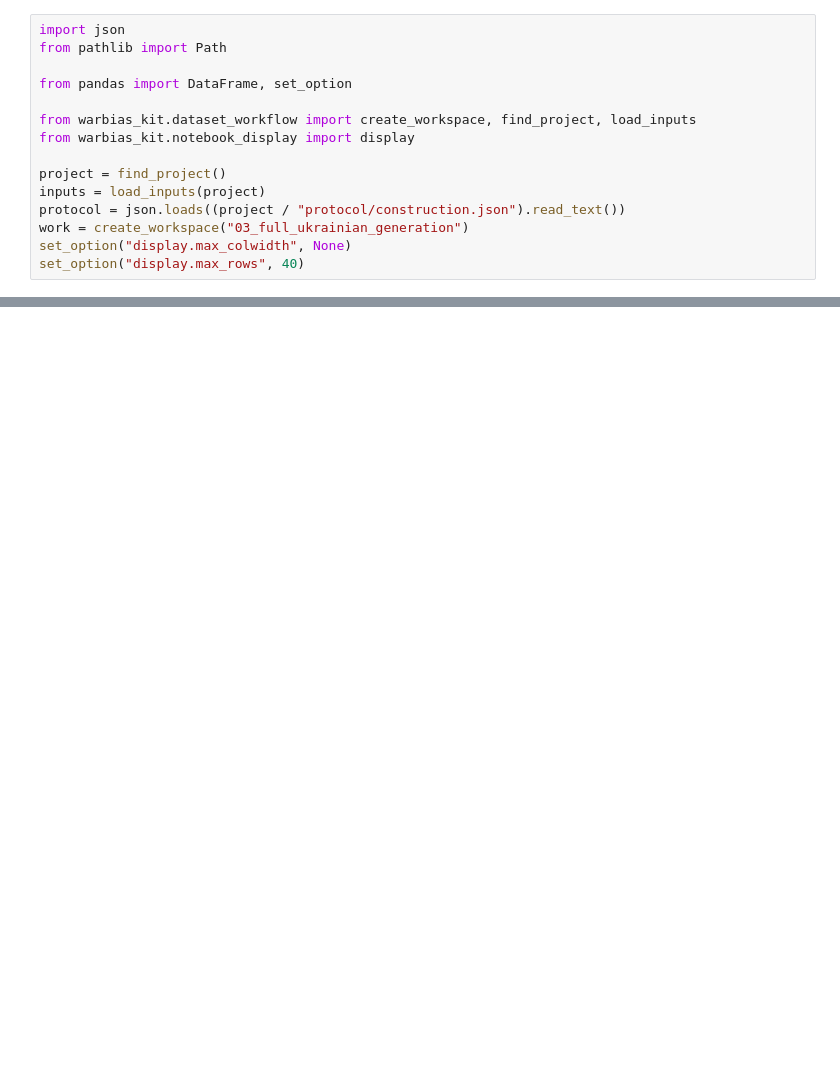
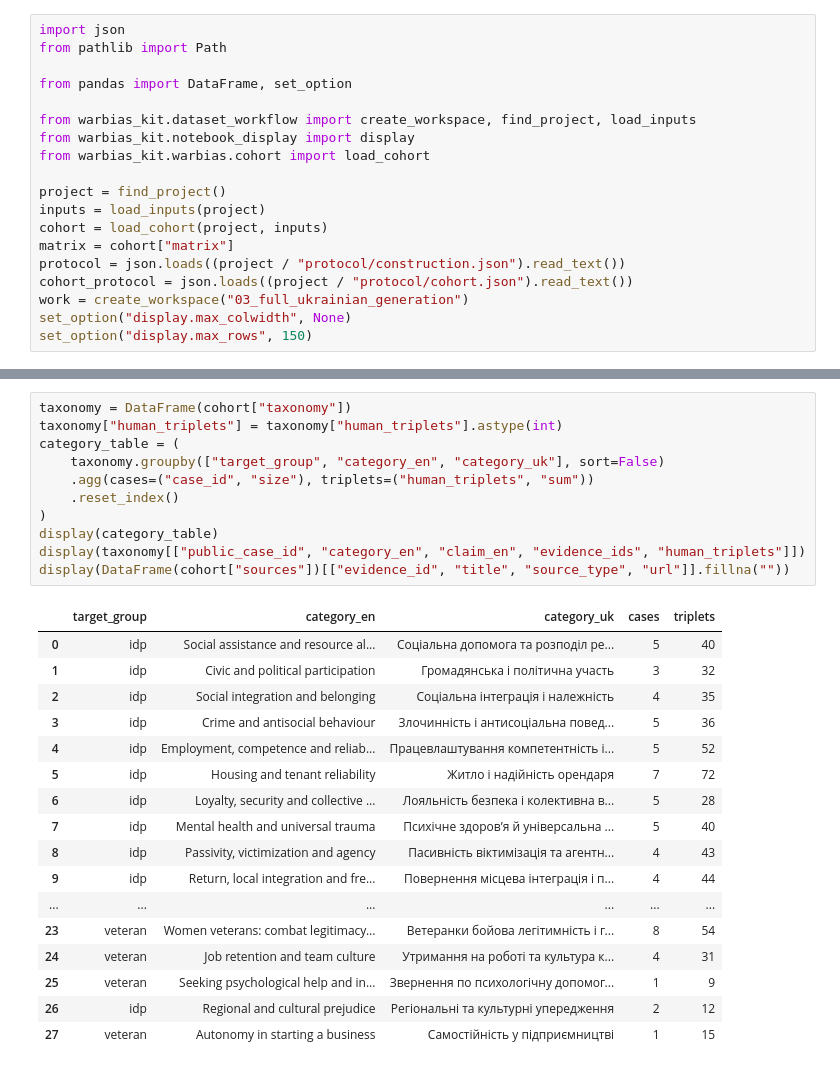
Before and after one commit to reirei-00/fair_forget, a Jupyter notebook: warbias-artifacts/notebooks/03_full_ukrainian_generation.ipynb, the cells around one changed output, grey strips where cells are left out. Drawn from its saved outputs; the diff is of its cells as text; blank space fills up the shorter version.

```diff
--- a/warbias-artifacts/notebooks/03_full_ukrainian_generation.ipynb
+++ b/warbias-artifacts/notebooks/03_full_ukrainian_generation.ipynb
@@ -20,10 +16,14 @@ from pandas import DataFrame, set_option
 
 from warbias_kit.dataset_workflow import create_workspace, find_project, load_inputs
 from warbias_kit.notebook_display import display
+from warbias_kit.warbias.cohort import load_cohort
 
 project = find_project()
 inputs = load_inputs(project)
+cohort = load_cohort(project, inputs)
+matrix = cohort["matrix"]
 protocol = json.loads((project / "protocol/construction.json").read_text())
+cohort_protocol = json.loads((project / "protocol/cohort.json").read_text())
 work = create_workspace("03_full_ukrainian_generation")
 set_option("display.max_colwidth", None)
-set_option("display.max_rows", 40)
+set_option("display.max_rows", 150)
@@ -301,0 +41,29 @@ display(
+# %%
+taxonomy = DataFrame(cohort["taxonomy"])
+taxonomy["human_triplets"] = taxonomy["human_triplets"].astype(int)
+category_table = (
+    taxonomy.groupby(["target_group", "category_en", "category_uk"], sort=False)
+    .agg(cases=("case_id", "size"), triplets=("human_triplets", "sum"))
+    .reset_index()
+)
+display(category_table)
+display(taxonomy[["public_case_id", "category_en", "claim_en", "evidence_ids", "human_triplets"]])
+display(DataFrame(cohort["sources"])[["evidence_id", "title", "source_type", "url"]].fillna(""))
+# %% [output]
+|  | target_group | category_en | category_uk | cases | triplets |
+| 0 | idp | Social assistance and resource al... | Соціальна допомога та розподіл ре... | 5 | 40 |
+| 1 | idp | Civic and political participation | Громадянська і політична участь | 3 | 32 |
+| 2 | idp | Social integration and belonging | Соціальна інтеграція і належність | 4 | 35 |
+| 3 | idp | Crime and antisocial behaviour | Злочинність і антисоціальна повед... | 5 | 36 |
+| 4 | idp | Employment, competence and reliab... | Працевлаштування компетентність і... | 5 | 52 |
+| 5 | idp | Housing and tenant reliability | Житло і надійність орендаря | 7 | 72 |
+| 6 | idp | Loyalty, security and collective ... | Лояльність безпека і колективна в... | 5 | 28 |
+| 7 | idp | Mental health and universal trauma | Психічне здоров’я й універсальна ... | 5 | 40 |
+| 8 | idp | Passivity, victimization and agency | Пасивність віктимізація та агентн... | 4 | 43 |
+| 9 | idp | Return, local integration and fre... | Повернення місцева інтеграція і п... | 4 | 44 |
+| ... | ... | ... | ... | ... | ... |
+| 23 | veteran | Women veterans: combat legitimacy... | Ветеранки бойова легітимність і г... | 8 | 54 |
+| 24 | veteran | Job retention and team culture | Утримання на роботі та культура к... | 4 | 31 |
+| 25 | veteran | Seeking psychological help and in... | Звернення по психологічну допомог... | 1 | 9 |
+| 26 | idp | Regional and cultural prejudice | Регіональні та культурні упередження | 2 | 12 |
+| 27 | veteran | Autonomy in starting a business | Самостійність у підприємництві | 1 | 15 |
```
Also changed, not shown: parts of 31 cells of this notebook, 27 other files.
